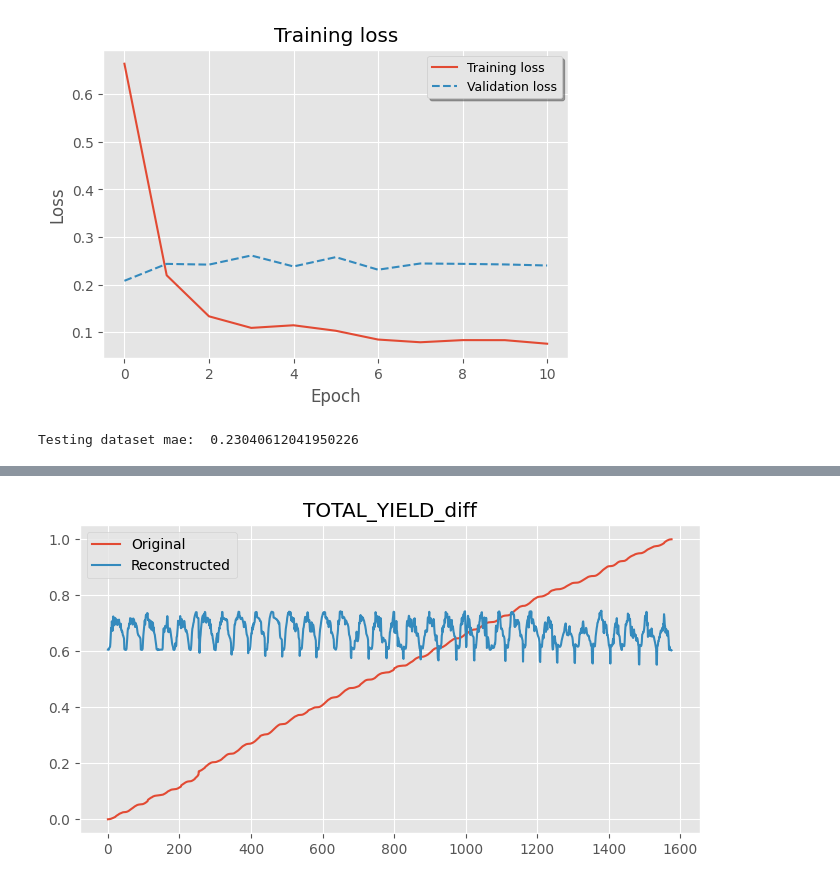
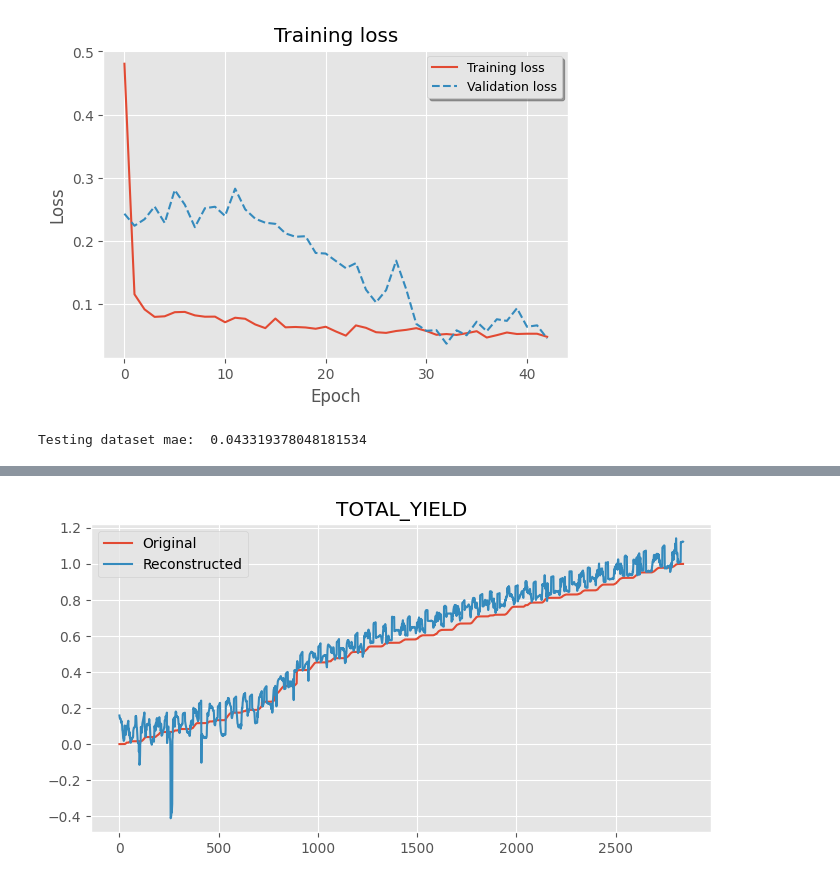
Before and after one commit to AkinduH/SLIIT-Datathon-2024, a Jupyter notebook: CNN_Autoencoders.ipynb, the cells around one changed output, grey strips where cells are left out. Drawn from its saved outputs; the diff is of its cells as text; code cells hidden in the pictures.

```diff
--- a/CNN_Autoencoders.ipynb
+++ b/CNN_Autoencoders.ipynb
@@ -13,7 +13,7 @@ from tensorflow.keras.callbacks import EarlyStopping
 from tensorflow.keras.metrics import mae
 from tensorflow.keras import layers
 # %%
-df_train = pd.read_csv("Datasets\Anti_Anomaly_data/Anti_Anomaly_A1_df.csv")
+df_train = pd.read_csv("Datasets\Anti_Anomaly_data/Anti_Anomaly_B6_df.csv")
 # %%
 df_train
 # %% [output]
@@ -52,5 +52,6 @@ cleaned_df
 # %%
-cleaned_df = cleaned_df[["TOTAL_YIELD","Time_of_Day","AMBIENT_TEMPERATURE","MODULE_TEMPERATURE","IRRADIATION"]]
+features = ["TOTAL_YIELD","TIME_PERIOD","AMBIENT_TEMPERATURE","MODULE_TEMPERATURE","IRRADIATION"]
+cleaned_df = cleaned_df[features]
 # %%
 cleaned_df
 # %% [output]
@@ -174,13 +175,13 @@ plt.ylabel("Loss")
 plt.xlabel("Epoch")
 plt.show()
 # %% [output]
-[figure, old version]
+[figure, new version]
 # %%
 # train_mae = model.evaluate(X_train, X_train, verbose=0)
 test_mae = model.evaluate(df, df, verbose=0)
 print("Testing dataset mae: ", test_mae)
 # %% [output]
-Testing dataset mae:  0.23040612041950226
+Testing dataset mae:  0.043319378048181534
 # %%
 import matplotlib.pyplot as plt
 
@@ -189,7 +190,7 @@ for i in range(1):  # Plot for each feature
     plt.figure(figsize=(8, 4))
     plt.plot(df[:, i], label="Original")
     plt.plot(reconstructed[:, i], label="Reconstructed")
-    plt.title(f"TOTAL_YIELD_diff")
+    plt.title(f"TOTAL_YIELD")
     plt.legend()
     plt.show()
 # %% [output]
@@ -197,4 +198,4 @@ for i in range(1):  # Plot for each feature
-[figure, old version]
+[figure, new version]
 # %%
 reconstruction_errors = np.mean(np.abs(df - reconstructed), axis=1)
 # %%
```
Also changed, not shown: parts of 19 cells of this notebook.
